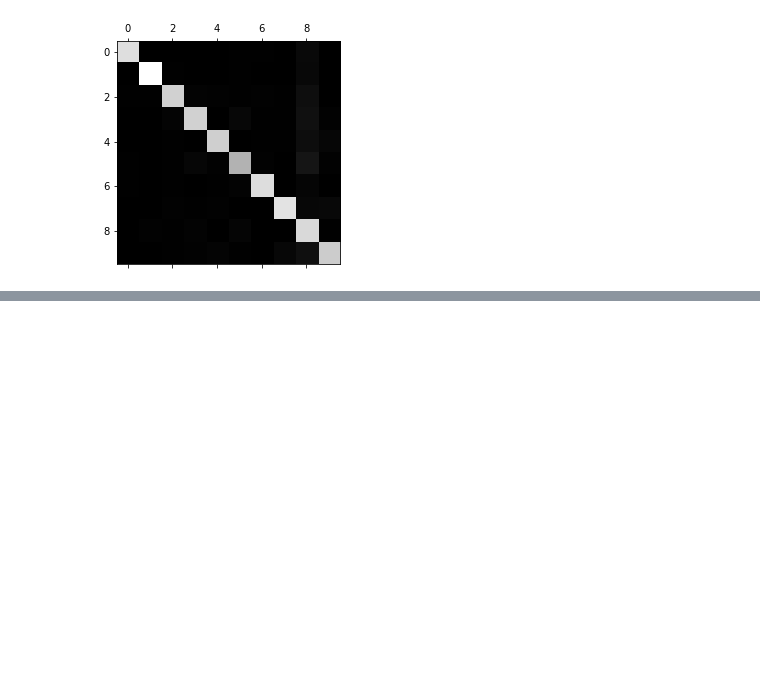
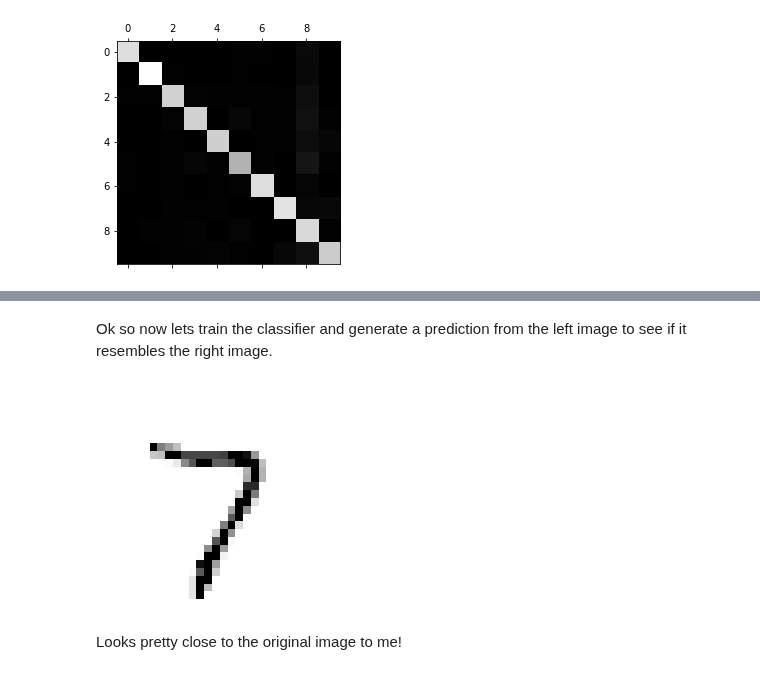
Before and after one commit to mcnewcp/book-geron-ml-sklearn-keras-tensorflow, a Jupyter notebook: 03-classification/03-classification.ipynb, the cells around one changed output, grey strips where cells are left out. Drawn from its saved outputs; the diff is of its cells as text; code cells hidden in the pictures; blank space fills up the shorter version.

```diff
--- a/03-classification/03-classification.ipynb
+++ b/03-classification/03-classification.ipynb
@@ -358,0 +497,10 @@ Confusion Matrix:
+# %% [markdown]
+Ok so now lets train the classifier and generate a prediction from the left image to see if it resembles the right image.
+# %%
+knn_clf.fit(X_train_mod, y_train_mod)
+pred_clean_digit = knn_clf.predict([X_test_mod[some_index]])
+plot_digit(pred_clean_digit)
+# %% [output]
+[figure, added]
+# %% [markdown]
+Looks pretty close to the original image to me!
```
Also changed, not shown: parts of 12 cells of this notebook.
